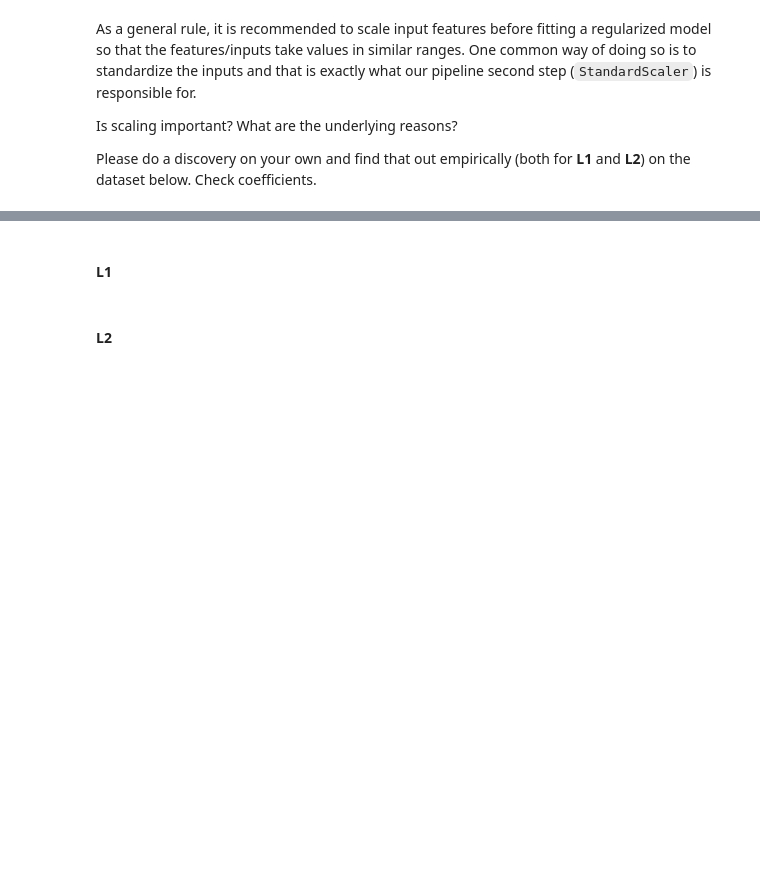
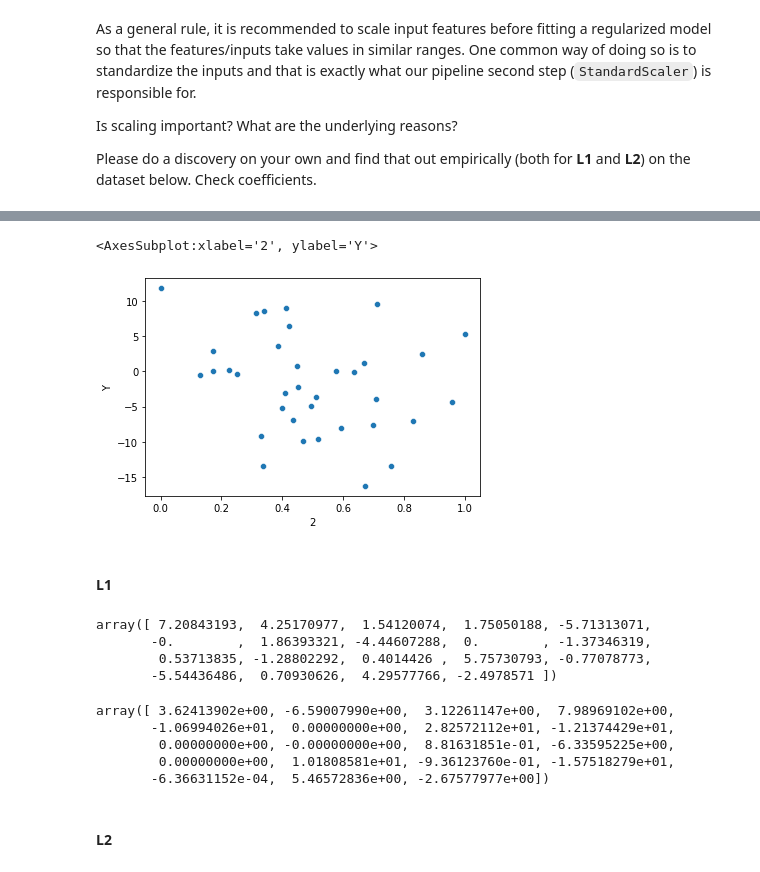
Before and after one commit to mamont79/04_Ov_Reg, a Jupyter notebook: overfitting_regularization.ipynb, the cells around one changed output, grey strips where cells are left out. Drawn from its saved outputs; the diff is of its cells as text; code cells hidden in the pictures; blank space fills up the shorter version.

```diff
--- a/overfitting_regularization.ipynb
+++ b/overfitting_regularization.ipynb
@@ -552,2 +567,9 @@ for i in range(X_hw.shape[1]):
+# %%
+data2 = pd.DataFrame(X_train_scaled)
+data2 = data2.join(pd.Series(y_train, name='Y'))
+sns.scatterplot(data2[2], data2['Y'])
+# %% [output]
+<AxesSubplot:xlabel='2', ylabel='Y'>
+[figure, added]
 # %% [markdown]
 #### L1
@@ -556,2 +576,19 @@ for i in range(X_hw.shape[1]):
+# %%
+model_l1 = make_model(3, 0.01, 'L1').fit(X_train, y_train)
+model_l1['reg'].coef_
+# %% [output]
+array([ 7.20843193,  4.25170977,  1.54120074,  1.75050188, -5.71313071,
+       -0.        ,  1.86393321, -4.44607288,  0.        , -1.37346319,
+        0.53713835, -1.28802292,  0.4014426 ,  5.75730793, -0.77078773,
+       -5.54436486,  0.70930626,  4.29577766, -2.4978571 ])
+# %%
+model_l1_scal = make_model(3, 0.01, 'L1').fit(X_train_scaled, y_train)
+model_l1_scal['reg'].coef_
+# %% [output]
+array([ 3.62413902e+00, -6.59007990e+00,  3.12261147e+00,  7.98969102e+00,
+       -1.06994026e+01,  0.00000000e+00,  2.82572112e+01, -1.21374429e+01,
+        0.00000000e+00, -0.00000000e+00,  8.81631851e-01, -6.33595225e+00,
+        0.00000000e+00,  1.01808581e+01, -9.36123760e-01, -1.57518279e+01,
+       -6.36631152e-04,  5.46572836e+00, -2.67577977e+00])
 # %% [markdown]
 #### L2
```
Also changed, not shown: parts of 18 cells of this notebook.
